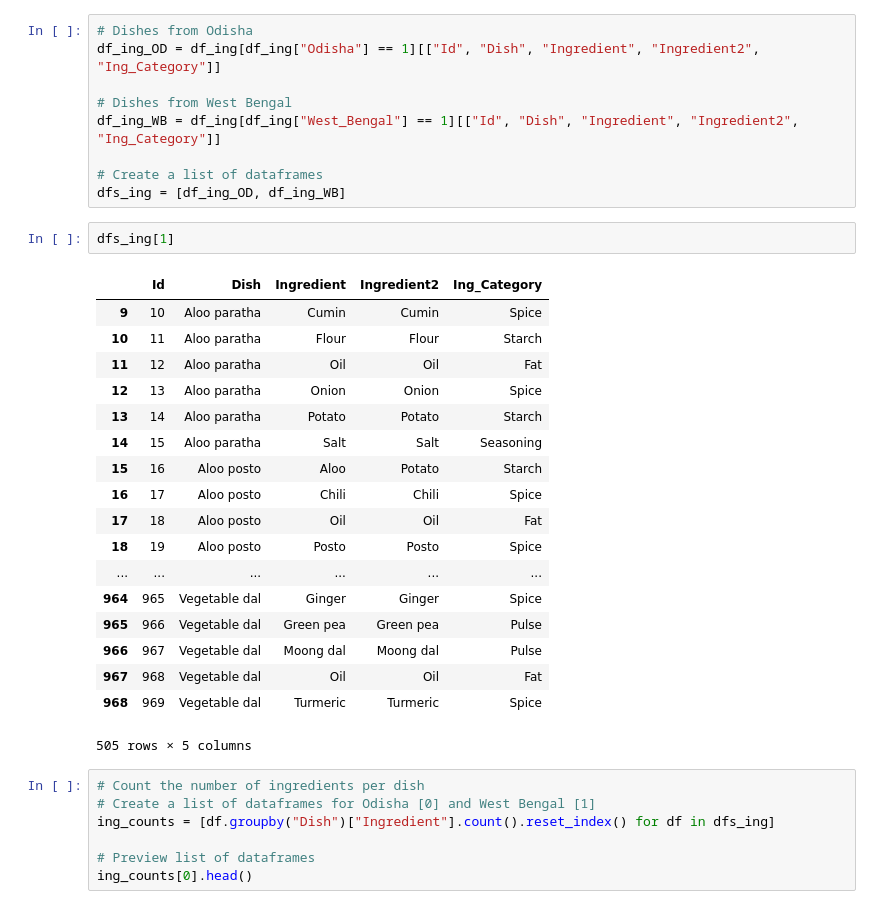
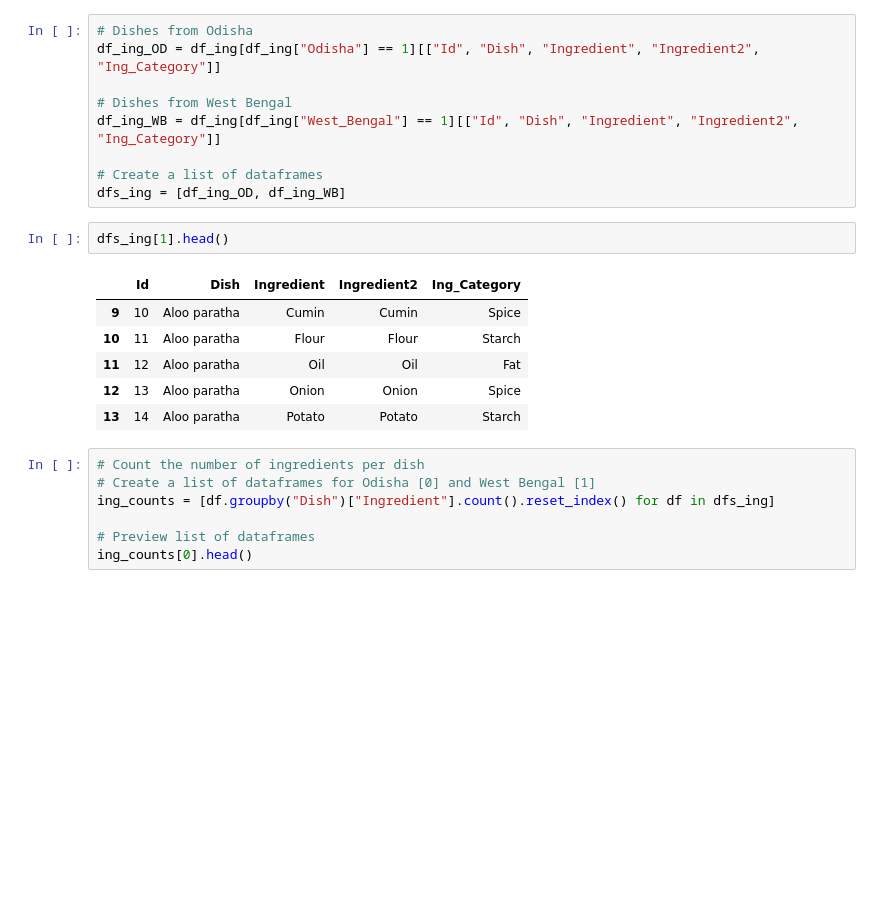
Before and after one commit to rochiecuevas/FoodChoice, a Jupyter notebook: Expert_Elicitation.ipynb, the cells around one changed output. Drawn from its saved outputs; the diff is of its cells as text; blank space fills up the shorter version.

```diff
--- a/Expert_Elicitation.ipynb
+++ b/Expert_Elicitation.ipynb
@@ -289,26 +278,14 @@ df_ing_WB = df_ing[df_ing["West_Bengal"] == 1][["Id", "Dish", "Ingredient", "Ing
 # Create a list of dataframes
 dfs_ing = [df_ing_OD, df_ing_WB]
 # %%
-dfs_ing[1]
+dfs_ing[1].head()
 # %% [output]
 |  | Id | Dish | Ingredient | Ingredient2 | Ing_Category |
 | 9 | 10 | Aloo paratha | Cumin | Cumin | Spice |
 | 10 | 11 | Aloo paratha | Flour | Flour | Starch |
 | 11 | 12 | Aloo paratha | Oil | Oil | Fat |
 | 12 | 13 | Aloo paratha | Onion | Onion | Spice |
 | 13 | 14 | Aloo paratha | Potato | Potato | Starch |
-| 14 | 15 | Aloo paratha | Salt | Salt | Seasoning |
-| 15 | 16 | Aloo posto | Aloo | Potato | Starch |
-| 16 | 17 | Aloo posto | Chili | Chili | Spice |
-| 17 | 18 | Aloo posto | Oil | Oil | Fat |
-| 18 | 19 | Aloo posto | Posto | Posto | Spice |
-| ... | ... | ... | ... | ... | ... |
-| 964 | 965 | Vegetable dal | Ginger | Ginger | Spice |
-| 965 | 966 | Vegetable dal | Green pea | Green pea | Pulse |
-| 966 | 967 | Vegetable dal | Moong dal | Moong dal | Pulse |
-| 967 | 968 | Vegetable dal | Oil | Oil | Fat |
-| 968 | 969 | Vegetable dal | Turmeric | Turmeric | Spice |
-505 rows × 5 columns
 # %%
 # Count the number of ingredients per dish
 # Create a list of dataframes for Odisha [0] and West Bengal [1]
```
Also changed, not shown: parts of 17 cells of this notebook.
